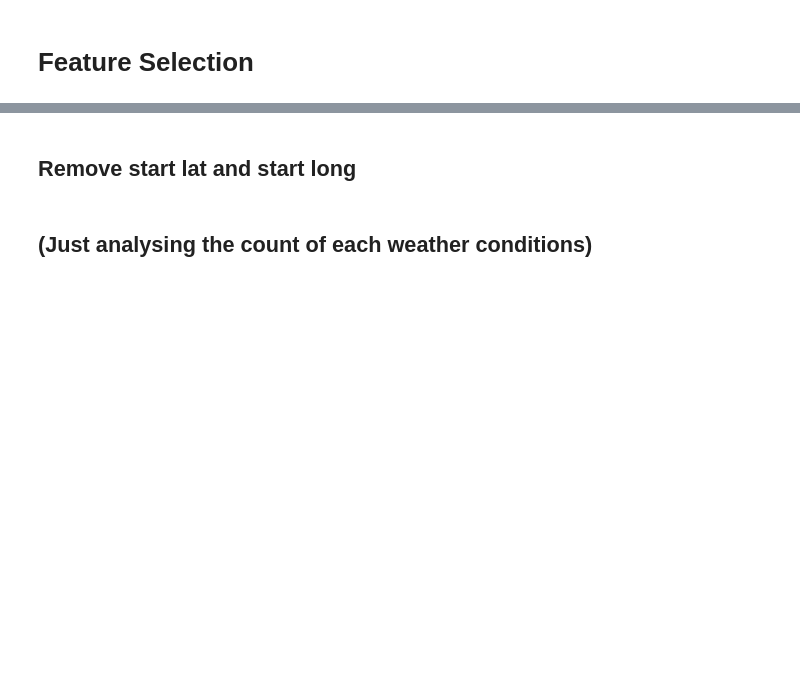
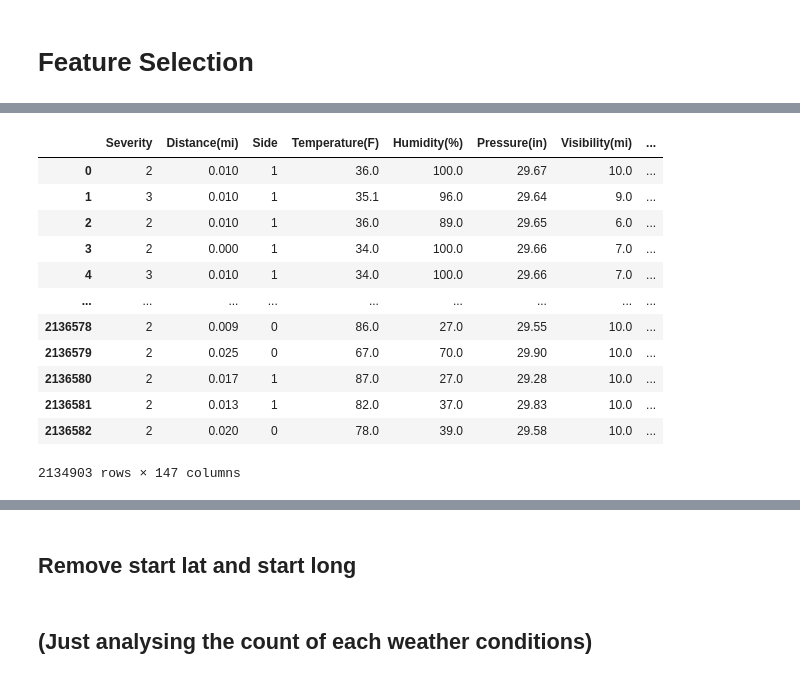
Before and after one commit to Abhilash240800/FinalProject_USAccidents, a Jupyter notebook: Keras_NN.ipynb, the cells around one changed output, grey strips where cells are left out. Saved outputs shown, nothing was run; the diff lists cells and outputs as text; code cells hidden in the pictures; blank space fills up the shorter version.

```diff
--- a/Keras_NN.ipynb
+++ b/Keras_NN.ipynb
@@ -47,2 +75,18 @@ model.summary()
+# %%
+data
+# %% [output]
+|  | Severity | Distance(mi) | Side | Temperature(F) | Humidity(%) | Pressure(in) | Visibility(mi) | ... |
+| 0 | 2 | 0.010 | 1 | 36.0 | 100.0 | 29.67 | 10.0 | ... |
+| 1 | 3 | 0.010 | 1 | 35.1 | 96.0 | 29.64 | 9.0 | ... |
+| 2 | 2 | 0.010 | 1 | 36.0 | 89.0 | 29.65 | 6.0 | ... |
+| 3 | 2 | 0.000 | 1 | 34.0 | 100.0 | 29.66 | 7.0 | ... |
+| 4 | 3 | 0.010 | 1 | 34.0 | 100.0 | 29.66 | 7.0 | ... |
+| ... | ... | ... | ... | ... | ... | ... | ... | ... |
+| 2136578 | 2 | 0.009 | 0 | 86.0 | 27.0 | 29.55 | 10.0 | ... |
+| 2136579 | 2 | 0.025 | 0 | 67.0 | 70.0 | 29.90 | 10.0 | ... |
+| 2136580 | 2 | 0.017 | 1 | 87.0 | 27.0 | 29.28 | 10.0 | ... |
+| 2136581 | 2 | 0.013 | 1 | 82.0 | 37.0 | 29.83 | 10.0 | ... |
+| 2136582 | 2 | 0.020 | 0 | 78.0 | 39.0 | 29.58 | 10.0 | ... |
+2134903 rows × 147 columns
 # %%
 # Split into train and test set
```
Also changed, not shown: parts of 9 cells of this notebook.
